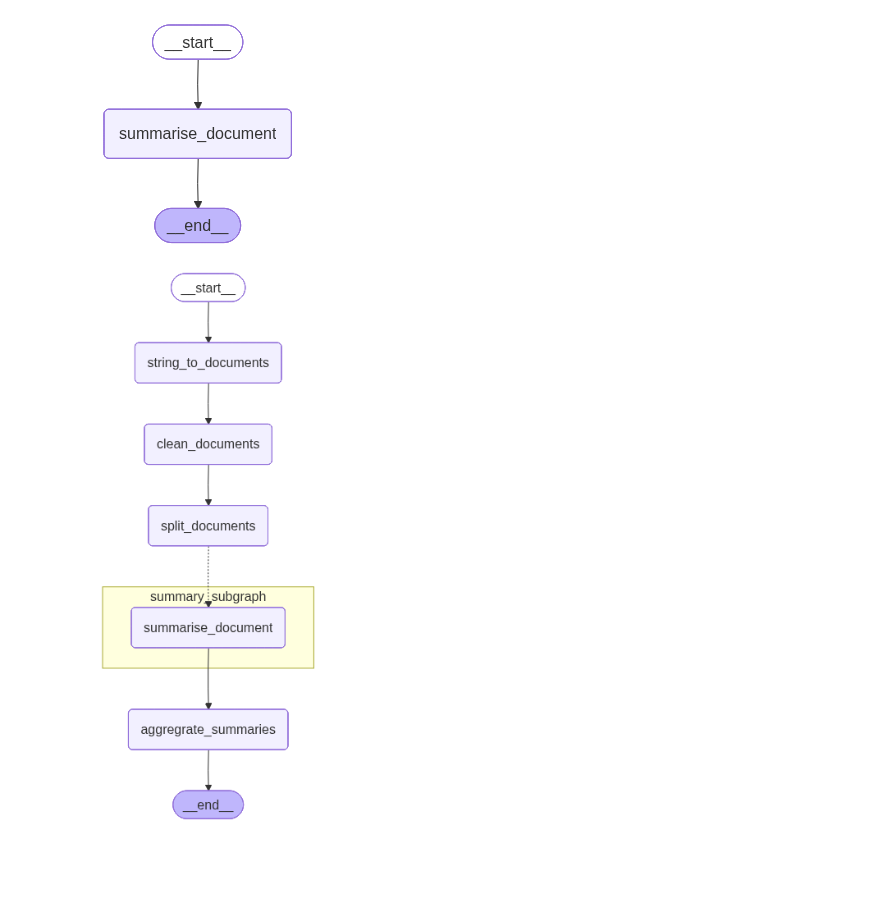
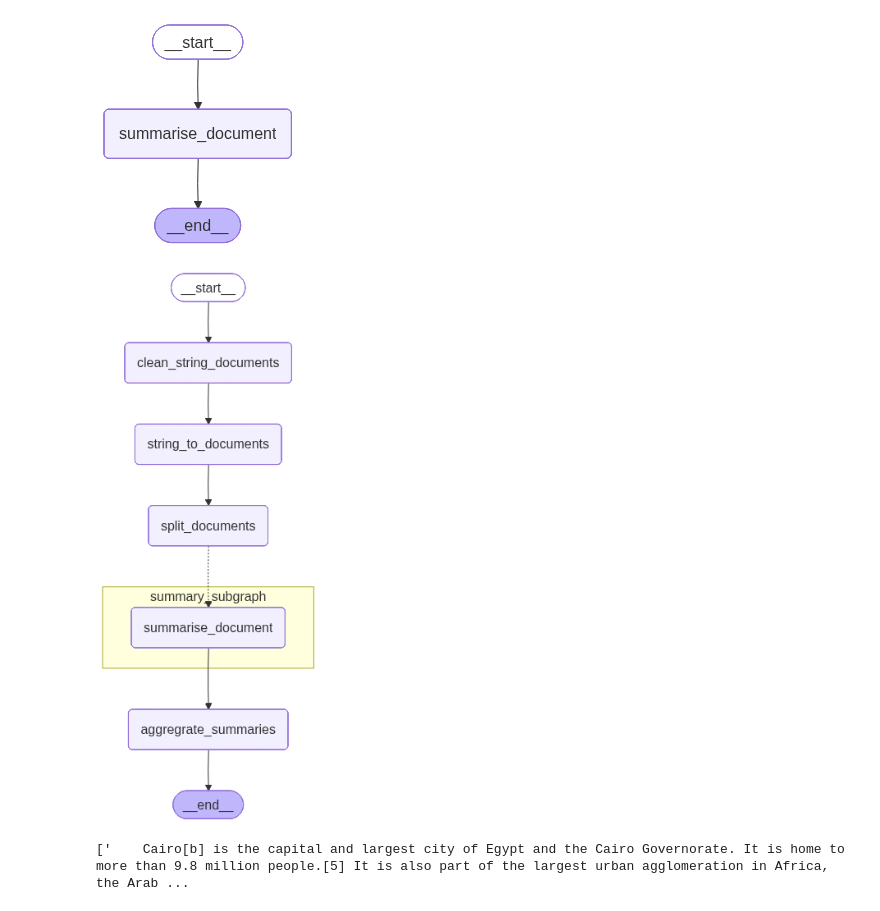
Before and after one commit to yahiaabdelhady2023/cross-border-e-commerce-agent-swarm, a Jupyter notebook: new_agentic_framework.ipynb, the cells around one changed output. Cells and saved outputs as stored; diff of their text form; code cells hidden in the pictures; blank space fills up the shorter version.

Commit message:
successfully finished summary agent, although some improvements regarding clean text node needs to be implemented like remove emojis, and also ask llm to remove footer, header, etc..

```diff
--- a/new_agentic_framework.ipynb
+++ b/new_agentic_framework.ipynb
@@ -379,11 +379,11 @@ class SummaryWorkerState(TypedDict):
 # %%
 class SummaryProcessingSchema(BaseModel):
     """changes throughout nodes"""
-    current_mini_summary = Field(description="write a short summary regarding the current document you receive as input")
+    current_mini_summary: Document = Field(description="write a short summary regarding the current document you receive as input")
 
 class SummaryOutputSchema(BaseModel):
     """changes throughout nodes"""
-    final_summary = Field(description="write a final summary using all the mini-summaries you receive as input" \
+    final_summary: Document = Field(description="write a final summary using all the mini-summaries you receive as input" \
     "make sure to make it cohesive")
 # %% [markdown]
 #### Classifier Nodes
@@ -395,7 +395,8 @@ from langgraph.types import Send
 
 def summary_task_splitter_router(state: SummaryState):
     """creates a summary subgraph for each splitted clean document privately"""
-    return [Send("summary_subgraph", {"current_clean_document":current_clean_document}) for current_clean_document in state["current_clean_document"]]
+    print("summary_task_splitter_router state",state)
+    return [Send("summary_subgraph", {"current_clean_document":current_clean_document}) for current_clean_document in state["splitted_documents"]]
 # %% [markdown]
 #### Nodes
 # %%
@@ -415,43 +416,54 @@ def string_to_documents(state: SummaryState):
         documents.append(Document(page_content=string_doc))
     return {"documents":documents}
 
-def clean_documents(state: SummaryState):
-    """given a list of documents, this function cleans them via removing
+def clean_string_documents(state: SummaryState):
+    """given a list of documents, these documents are strings not Document data type, this function cleans them via removing
     -binary data,
     -images,
     -excessive whitespaces
     -Raw HTML/XML
     -Legal Disclaimer
     """
-    pass
+    print("state is for clean_string_documents",state)
+    cleaned_string_documents = []
+    string_documents = state["string_documents"]
+    for string_doc in string_documents:
+        cleaned_string_doc = pythonic_text_clean(string_doc)
+        cleaned_string_documents.append(cleaned_string_doc)
+    return {"string_documents":cleaned_string_documents}
 
 def split_documents(state: SummaryState):
     """
     given a list of documents or a big large document with huge text, it splits into smaller documents that can be fed into llm workers
     """
+    print("split_documents state",state)
     documents = state["documents"]
     splitted_documents = text_splitter.split_documents(documents)
-    return {"split_documents":splitted_documents}
+    print(f"Generated {len(splitted_documents)} documents")
+    return {"splitted_documents":splitted_documents}
 
 def summarise_document(state: SummaryWorkerState):
     """given a single document, a summary will be written, it will be considered as a mini-summary"""
+    #note we cannot just pass Document Data type to LLMs!
     current_clean_document = state["current_clean_document"]
+    print("current_clean_document is",current_clean_document)
     summary_llm = general_llm.with_structured_output(SummaryProcessingSchema)
     msg = [
         {"role":"system","content":"given this document, summarise it"},
-        {"role":"user","content":current_clean_document}
+        {"role":"user","content":current_clean_document.page_content}
     ]
     result = summary_llm.invoke(msg)
-    return {"mini_summaries":result.current_mini_summary}
+    print("result in summarise_document is ",result)
+    return {"mini_summaries":[result.current_mini_summary]}
 
 def aggregrate_summaries(state: SummaryState):
     """combine all mini-summaries produced by all workers into a single summary"""
     mini_summaries = state["mini_summaries"]
-    summary_llm = general_llm.with_structured_output(SummaryProcessingSchema)
+    summary_llm = general_llm.with_structured_output(SummaryOutputSchema)
     msg = [
         {"role":"system","content":"given all these summaries of documents, combine them into a single summary, "
         "refine it and make sure it is cohesive"},
-        {"role":"user","content":mini_summaries}
+        {"role":"user","content":[s.page_content for s in mini_summaries]}
     ]
     result = summary_llm.invoke(msg)
     return {"final_summary":result.final_summary}
@@ -466,20 +478,20 @@ display(Image(summary_subgraph_compiled.get_graph().draw_mermaid_png()))
 # %% [output]
 [figure]
 # %%
-summary_parentgraph = StateGraph(SummaryWorkerState)
-summary_parentgraph.add_node("clean_documents",clean_documents)
+summary_parentgraph = StateGraph(SummaryState)
+summary_parentgraph.add_node("clean_string_documents",clean_string_documents)
 summary_parentgraph.add_node("string_to_documents",string_to_documents)
 summary_parentgraph.add_node("split_documents",split_documents)
 summary_parentgraph.add_node("summary_subgraph",summary_subgraph_compiled)
 summary_parentgraph.add_node("aggregrate_summaries",aggregrate_summaries)
 ###########################################################################
-summary_parentgraph.add_edge(START,"string_to_documents")
-summary_parentgraph.add_edge("string_to_documents","clean_documents")
-summary_parentgraph.add_edge("clean_documents","split_documents")
+summary_parentgraph.add_edge(START,"clean_string_documents")
+summary_parentgraph.add_edge("clean_string_documents","string_to_documents")
+summary_parentgraph.add_edge("string_to_documents","split_documents")
 summary_parentgraph.add_conditional_edges("split_documents",summary_task_splitter_router,["summary_subgraph"])
 summary_parentgraph.add_edge("summary_subgraph","aggregrate_summaries")
 summary_parentgraph.add_edge("aggregrate_summaries",END)
 summary_parentgraph = summary_parentgraph.compile()
 display(Image(summary_parentgraph.get_graph(xray=True).draw_mermaid_png()))
 # %% [output]
-[figure, old version]
+[figure, new version]
@@ -485,0 +503,4 @@ display(Image(summary_parentgraph.get_graph(xray=True).draw_mermaid_png()))
+# %%
+string_docs
+# %% [output]
+['    Cairo[b] is the capital and largest city of Egypt and the Cairo Governorate. It is home to more than 9.8 million people.[5] It is also part of the largest urban agglomeration in Africa, the Arab ...
```
Also changed, not shown: parts of 6 cells of this notebook, 3 other files.
